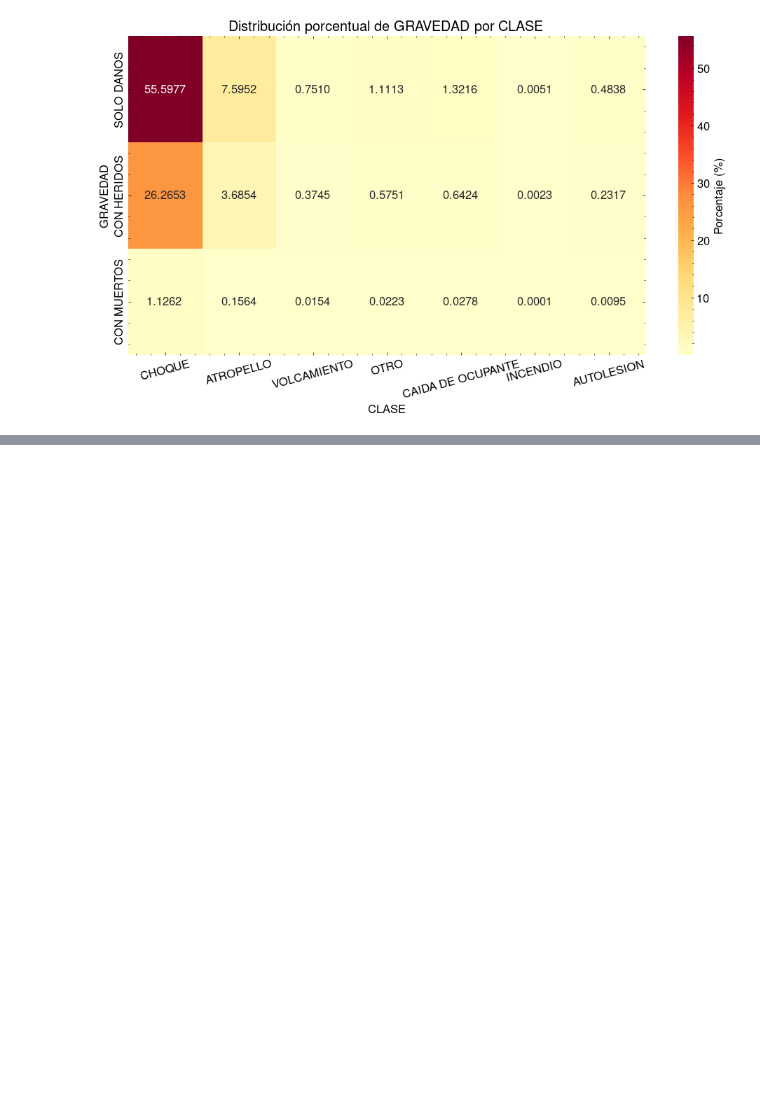
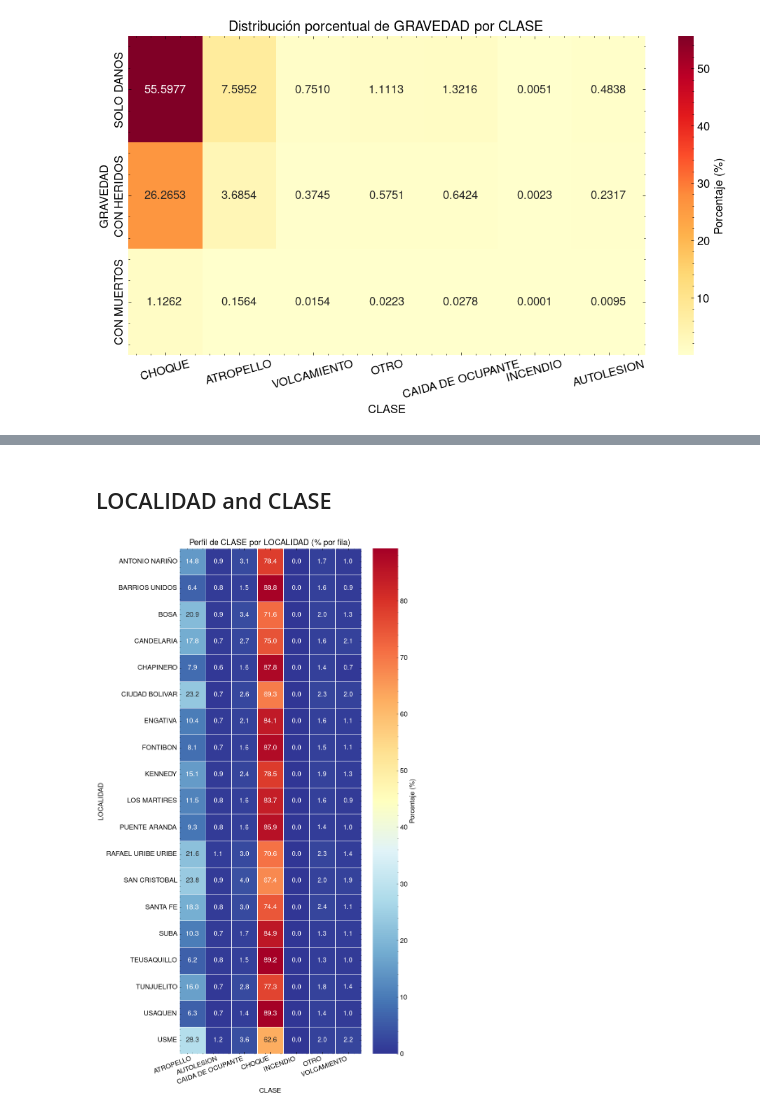
Before and after one commit to dosquisd/AccidentalRiskAnalysis, a Jupyter notebook: src/007_first_heatmaps.ipynb, the cells around one changed output, grey strips where cells are left out. Saved outputs shown, nothing was run; the diff lists cells and outputs as text; code cells hidden in the pictures; blank space fills up the shorter version.

```diff
--- a/src/007_first_heatmaps.ipynb
+++ b/src/007_first_heatmaps.ipynb
@@ -167,0 +280,35 @@ plt.show()
+# %% [markdown]
+## LOCALIDAD and CLASE
+# %%
+# Crear tabla de contingencia (conteo cruzado)
+contingency_table = pd.crosstab(
+    original_df["LOCALIDAD"],
+    original_df["CLASE"],
+)
+
+# Normalize for each locality (each row sums to 100%)
+contingency_pct = contingency_table.div(contingency_table.sum(axis=1), axis=0) * 100
+
+# Crear el heatmap
+fig, ax = plt.subplots(figsize=(8, 14))
+sns.heatmap(
+    contingency_pct,
+    annot=True,
+    fmt=".1f",
+    cmap="RdYlBu_r",
+    ax=ax,
+    linewidths=0.5,
+    cbar_kws={"label": r"Porcentaje (\%)"},
+)
+
+ax.set_title(r"Perfil de CLASE por LOCALIDAD (\% por fila)")
+ax.set_xlabel("CLASE")
+ax.set_ylabel("LOCALIDAD")
+plt.yticks(rotation=0)
+plt.xticks(rotation=20, ha="right")
+
+fig.tight_layout()
+fig.savefig(HEATMAP_FIGURES_DIR / "localidad_clase_profile_original.pdf")
+plt.show()
+# %% [output]
+[figure, added]
```
Also changed, not shown: parts of 9 cells of this notebook, 6 other files.
